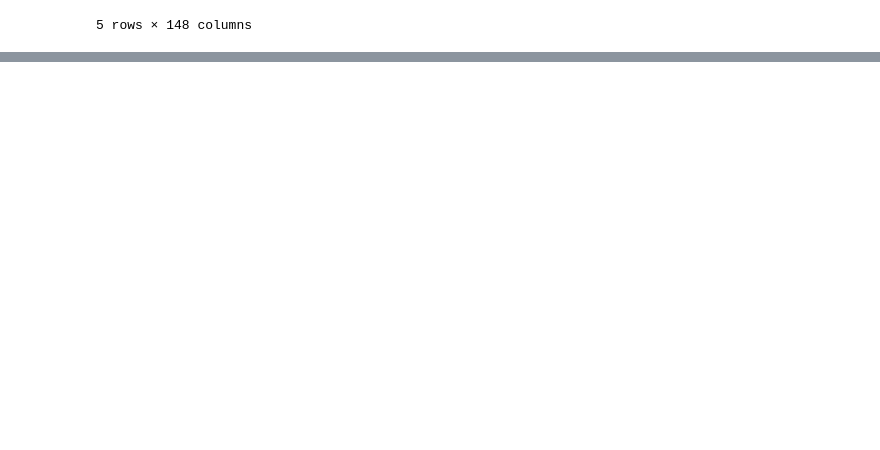
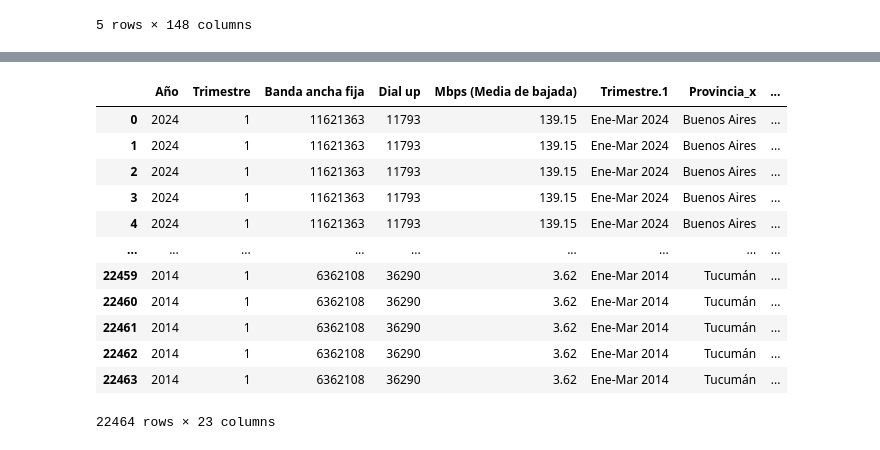
Before and after one commit to RomaDolcenera/PI2_enacom, a Jupyter notebook: ETL.ipynb, the cells around one changed output, grey strips where cells are left out. Cells and saved outputs as stored; diff of their text form; code cells hidden in the pictures; blank space fills up the shorter version.

```diff
--- a/ETL.ipynb
+++ b/ETL.ipynb
@@ -699,2 +679,0 @@ df4_nac.head()
-# %%
-df4_nac = df4_nac.rename(columns = {'Trimestre.1': 'Trimestre'})
@@ -705,0 +699,8 @@ df4_nac.sample()
+# %%
+# Creo una Funcion para reemplazar los '+' y los '-'
+def renombre_col(columna):
+    columna = columna.replace('+', 'Entre')
+    columna = columna.replace('-','y')
+    return columna
+# %%
+df4_nac.rename(columns=renombre_col, inplace=True)
@@ -705,0 +717,3 @@ df4_nac.sample()
+# %%
+# Redondeo los numeros
+df4_nac = df4_nac.round(2)
@@ -705,0 +730,18 @@ df4_nac.sample()
+# %%
+#Elimino las columnas redundantes
+df4_nac = df4_nac.drop(['Total_y','Total_x'], axis = 1)
+df4_nac
+# %% [output]
+|  | Año | Trimestre | Banda ancha fija | Dial up | Mbps (Media de bajada) | Trimestre.1 | Provincia_x | ... |
+| 0 | 2024 | 1 | 11621363 | 11793 | 139.15 | Ene-Mar 2024 | Buenos Aires | ... |
+| 1 | 2024 | 1 | 11621363 | 11793 | 139.15 | Ene-Mar 2024 | Buenos Aires | ... |
+| 2 | 2024 | 1 | 11621363 | 11793 | 139.15 | Ene-Mar 2024 | Buenos Aires | ... |
+| 3 | 2024 | 1 | 11621363 | 11793 | 139.15 | Ene-Mar 2024 | Buenos Aires | ... |
+| 4 | 2024 | 1 | 11621363 | 11793 | 139.15 | Ene-Mar 2024 | Buenos Aires | ... |
+| ... | ... | ... | ... | ... | ... | ... | ... | ... |
+| 22459 | 2014 | 1 | 6362108 | 36290 | 3.62 | Ene-Mar 2014 | Tucumán | ... |
+| 22460 | 2014 | 1 | 6362108 | 36290 | 3.62 | Ene-Mar 2014 | Tucumán | ... |
+| 22461 | 2014 | 1 | 6362108 | 36290 | 3.62 | Ene-Mar 2014 | Tucumán | ... |
+| 22462 | 2014 | 1 | 6362108 | 36290 | 3.62 | Ene-Mar 2014 | Tucumán | ... |
+| 22463 | 2014 | 1 | 6362108 | 36290 | 3.62 | Ene-Mar 2014 | Tucumán | ... |
+22464 rows × 23 columns
```
Also changed, not shown: parts of 80 cells of this notebook, 7 other files.
